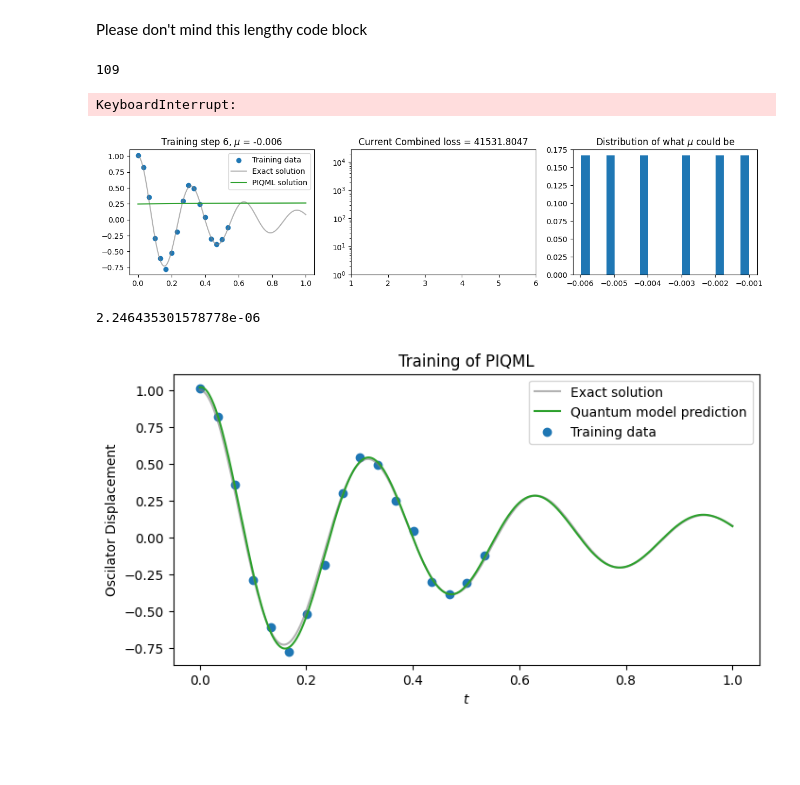
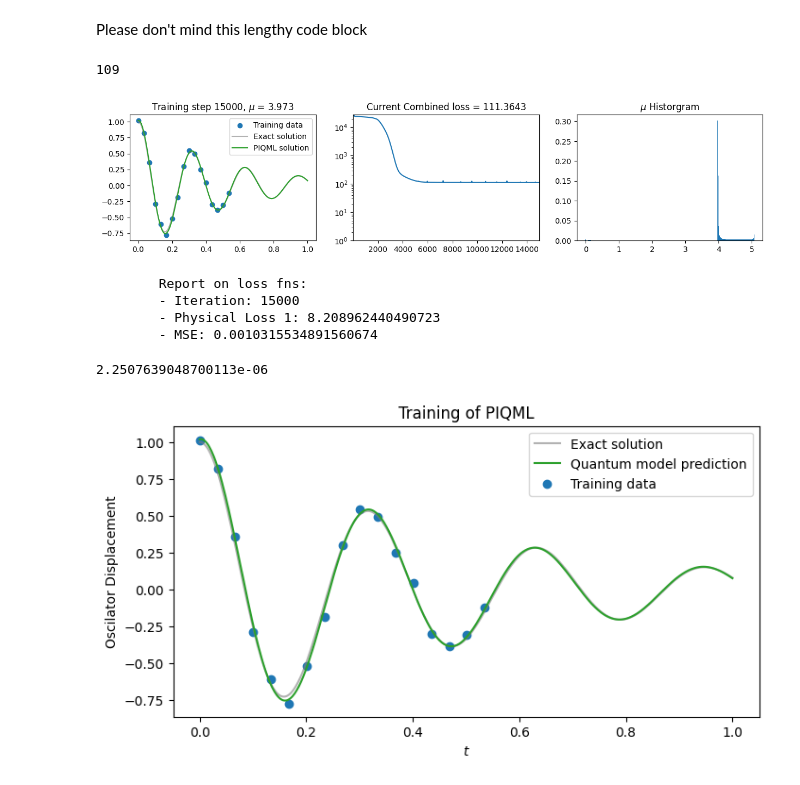
Before and after one commit to NNCT2904/harmonic-oscillator-pinn, a Jupyter notebook: PIQML_simulator_simple_reg.ipynb, the cells around one changed output. Saved outputs shown, nothing was run; the diff lists cells and outputs as text; code cells hidden in the pictures; blank space fills up the shorter version.

```diff
--- a/PIQML_simulator_simple_reg.ipynb
+++ b/PIQML_simulator_simple_reg.ipynb
@@ -25,7 +25,7 @@ n_layers = 5
 n_input = 1
 n_output = 1
 
-torch_device = backend_check('cpu')
+torch_device = backend_check()
 q_device = qml.device("default.qubit.torch", wires=n_qubits, torch_device = "cuda:0" if torch.backends.cuda.is_built() else "cpu")
 
 path = "./plots/PIQML_simple1"
@@ -130,12 +130,20 @@ lambda1, lambda2, lambda3, lambda4 = 1e5, 1e5, 1, 1e5
 
 clipper = WeightClipper()
 mseloss = nn.MSELoss()
-# %%
-sum(p.numel() for p in qmodel.parameters())
-# %% [output]
-109
+# %%
+import os
+
+total_params =  sum(p.numel() for p in qmodel.parameters())
+
+path = f"./plots/PIQML_{total_params}"
+if not os.path.exists(path):
+    os.makedirs(path)
+
+print(f'Sample results witll be saved to {path}')
+# %% [output]
+109
 # %%
-for i in range(15000):
+for i in range(15001):
     optimiser.zero_grad()
 
     # Loss function for initial conditions
@@ -172,35 +180,39 @@ for i in range(15000):
         # plt.figure(figsize=(8,2.5))
 
         fig, (ax1, ax2, ax3) = plt.subplots(1, 3, figsize=(15,3), dpi=100)
         ax1.scatter(t_data.detach(), obs_data.detach(), label="Training data")
         ax1.plot(t_true.detach()[:,0], obs_true.detach()[:,0], label="Exact solution", color="tab:grey", alpha=0.6)
         ax1.plot(t_true.detach()[:,0], prediction.detach()[:,0], label="PIQML solution", color="tab:green")
         ax1.legend()
-        ax1.set_title(f"Training step {i+1}, $\mu$ = {np.around(mu.item(), 4)}")
+        ax1.set_title(f"Training step {i}, $\mu$ = {np.around(mu.item(), 4)}")
 
         ax2.plot(all_loss)
         ax2.set_xlim(1,len(all_loss))
         ax2.set_ylim(1, all_loss[0])
         ax2.set_yscale('log', base=10)
 
         ax2.set_title(f"Current Combined loss = {np.around(loss.item(), 4)}")
 
-        ax3.hist(all_mus, bins=20, weights=np.ones(len(all_mus))/len(all_mus))
-        ax3.set_title("Distribution of what $\mu$ could be")
+        # ax3.hist(all_mus, bins=20, weights=np.ones(len(all_mus))/len(all_mus))
+        ax3.hist(all_mus, bins=np.histogram_bin_edges(all_mus, bins="fd"), weights=np.ones(len(all_mus))/len(all_mus))
+        ax3.set_title('$\mu$ Historgram')
 
 
         plt.savefig(f'{path}/i_{i}.png', dpi=400)
         plt.show()
 
         print(f'''
         Report on loss fns:
         - Iteration: {i}
         - Physical Loss 1: {loss3}
         - MSE: {loss4}
         ''')
         # print(list(qmodel.parameters())) # Uncomment this to see parameters updating
     # Early stopping
     # if loss3 <= 1 and loss4 <= 0.002: break
 # %% [output]
+[figure, new version]
-KeyboardInterrupt:
+        Report on loss fns:
+        - Iteration: 15000
+        - Physical Loss 1: 8.208962440490723
+        - MSE: 0.0010315534891560674
-[figure, old version]
@@ -209,7 +223,7 @@ KeyboardInterrupt:
 prediction = qmodel(t_true_grad)
 np.mean((harmonic_oscillator_solution(d=2, w0=20, t=t_true) - qmodel(t_true_grad).cpu()).detach().numpy())**2
 # %% [output]
-2.246435301578778e-06
+2.2507639048700113e-06
 # %%
 def plot_result(x,y,x_data,y_data,yh, title=None):
 
```
Also changed, not shown: parts of 2 cells of this notebook, 4 other files.
